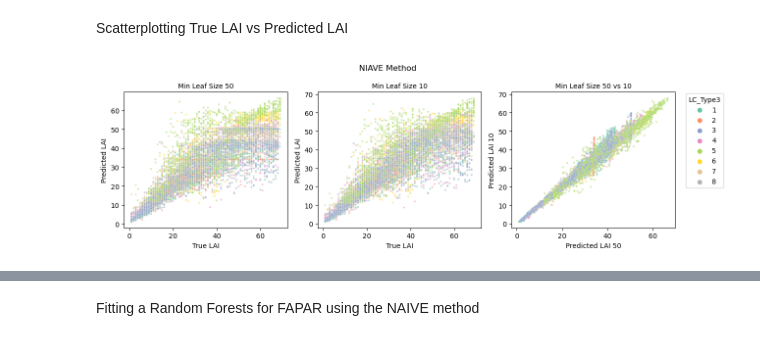
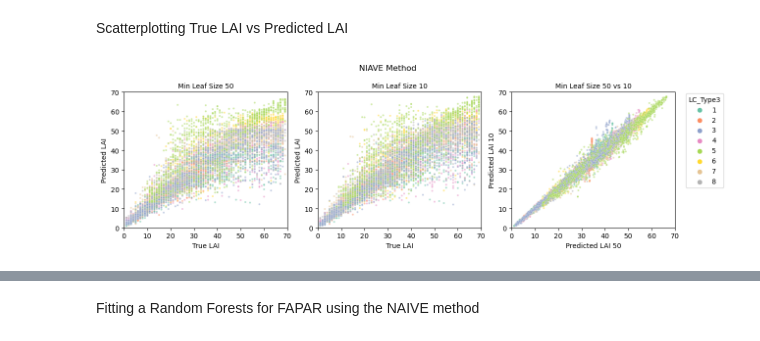
Before and after one commit to watermelonxx/WorkTerm-Winter2023, a Jupyter notebook: MODISLANDSATvcass2.ipynb, the cells around one changed output, grey strips where cells are left out. Saved outputs shown, nothing was run; the diff lists cells and outputs as text; code cells hidden in the pictures.

```diff
--- a/MODISLANDSATvcass2.ipynb
+++ b/MODISLANDSATvcass2.ipynb
@@ -325,22 +326,30 @@ for LC_Type3 in calbiomeDictLAI:
         predLAI50 = calbiomeDictLAI[LC_Type3]['regr50'].predict(dfval[regressors])
         predLAI10 = calbiomeDictLAI[LC_Type3]['regr10'].predict(dfval[regressors])
 
+        # Determining the number of leaf nodes in each Random Forest
+        n50 = 0
+        for tree in calbiomeDictLAI[LC_Type3]['regr50'].estimators_:
+            n50 += tree.get_n_leaves()
+        n10 = 0
+        for tree in calbiomeDictLAI[LC_Type3]['regr10'].estimators_:
+            n10 += tree.get_n_leaves()
+
         # Inserting the new statistics as a dataframe into the dictionary
         valbiomeDictLAI[LC_Type3]['dfNAIVE50LAI'] = pd.DataFrame(data={
             'LAI': trueLAI,
             'Predicted LAI': predLAI50,
             'LC_Type3': LC_Type3,
             'R2': calbiomeDictLAI[LC_Type3]['regr50'].score(dfval[regressors], trueLAI),
-            #square root this
-            'RMSE': metrics.mean_squared_error(predLAI50, trueLAI, squared=False)})
+            'RMSE': metrics.mean_squared_error(predLAI50, trueLAI, squared=False),
+            'Nodes': n50})
 
         valbiomeDictLAI[LC_Type3]['dfNAIVE10LAI'] = pd.DataFrame(data={
             'LAI': trueLAI,
             'Predicted LAI': predLAI10,
             'LC_Type3': LC_Type3,
             'R2': calbiomeDictLAI[LC_Type3]['regr10'].score(dfval[regressors], trueLAI),
-            #square root this
-            'RMSE': metrics.mean_squared_error(predLAI10, trueLAI, squared=False)})
+            'RMSE': metrics.mean_squared_error(predLAI10, trueLAI, squared=False),
+            'Nodes': n10})
 
         # Merge two methods before sampling
         df = valbiomeDictLAI[LC_Type3]['dfNAIVE50LAI'].join(valbiomeDictLAI[LC_Type3]['dfNAIVE10LAI'], lsuffix='_50', rsuffix='_10')
@@ -387,24 +409,31 @@ Scatterplotting True LAI vs Predicted LAI
 # %%
 fig, axs = plt.subplots(1,3, figsize=(12, 4))
 sns.scatterplot(dfcalbiomeLAI, x='LAI_50', y='Predicted LAI_50', ax=axs[0], hue='LC_Type3_50', palette='Set2', s=8, alpha=0.5, legend=0)
 sns.scatterplot(dfcalbiomeLAI, x='LAI_10', y='Predicted LAI_10', ax=axs[1], hue='LC_Type3_50', palette='Set2', s=8, alpha=0.5)
 sns.scatterplot(dfcalbiomeLAI, x='Predicted LAI_50', y='Predicted LAI_10', ax=axs[2], hue='LC_Type3_50', palette='Set2', s=8, alpha=0.5, legend=0)
 
 fig.suptitle('NIAVE Method')
 axs[0].set_title('Min Leaf Size 50', size=10)
 axs[0].set(xlabel='True LAI', ylabel='Predicted LAI')
+axs[0].set_xlim(0, 70)
+axs[0].set_ylim(0, 70)
 
 axs[1].set_title('Min Leaf Size 10', size=10)
 axs[1].set(xlabel='True LAI', ylabel='Predicted LAI')
+axs[1].set_xlim(0, 70)
+axs[1].set_ylim(0, 70)
 
 axs[2].set_title('Min Leaf Size 50 vs 10', size=10)
 axs[2].set(xlabel='Predicted LAI 50', ylabel='Predicted LAI 10')
+axs[2].set_xlim(0, 70)
+axs[2].set_ylim(0, 70)
+
 fig.tight_layout()
 
 handles, labels = axs[1].get_legend_handles_labels()
 fig.legend(handles, labels, loc="upper left", bbox_to_anchor=(1,0.85), title = "LC_Type3")
 axs[1].get_legend().set_visible(False)
 
 plt.show()
 # %% [output]
-[figure, old version]
+[figure, new version]
```
Also changed, not shown: parts of 31 cells of this notebook.
